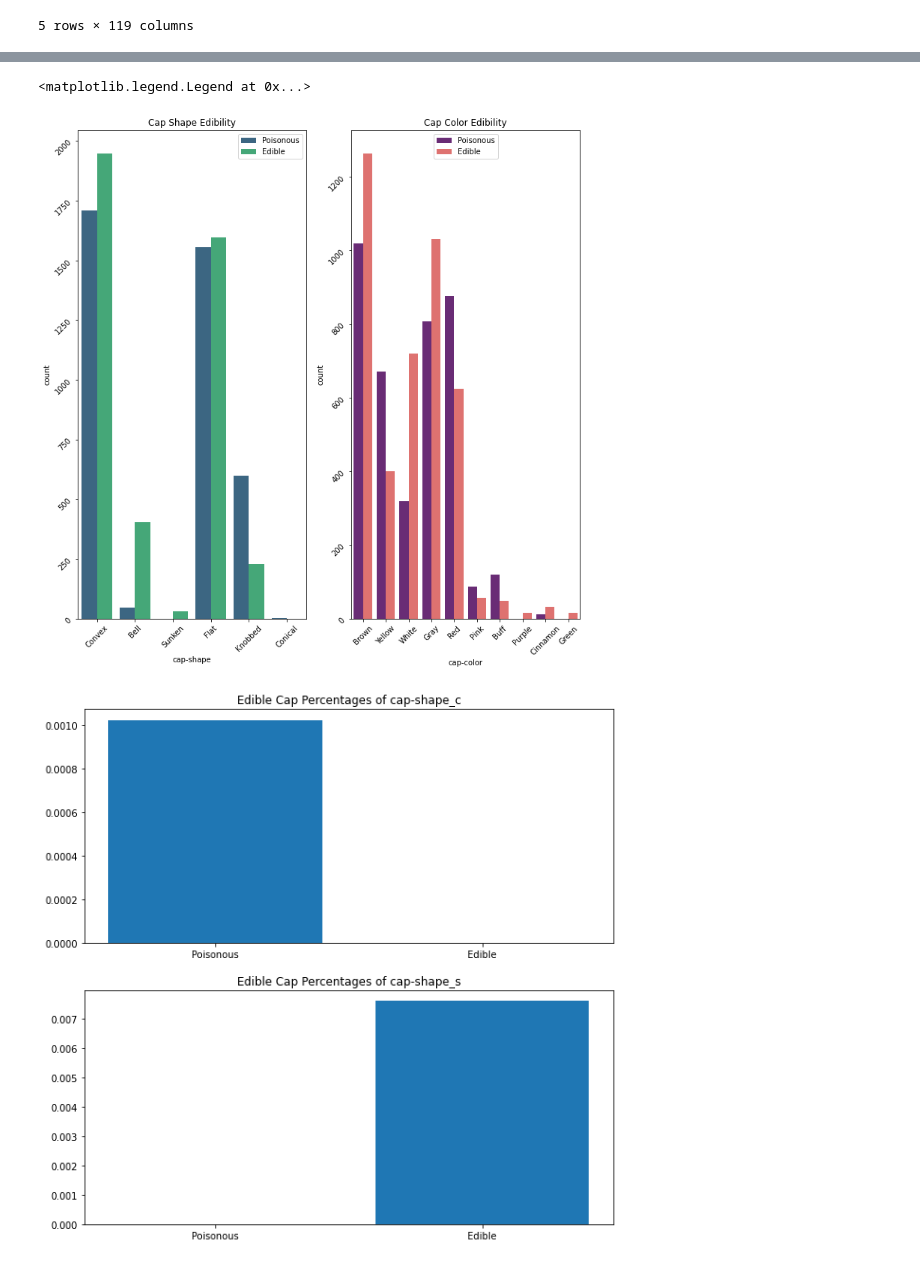
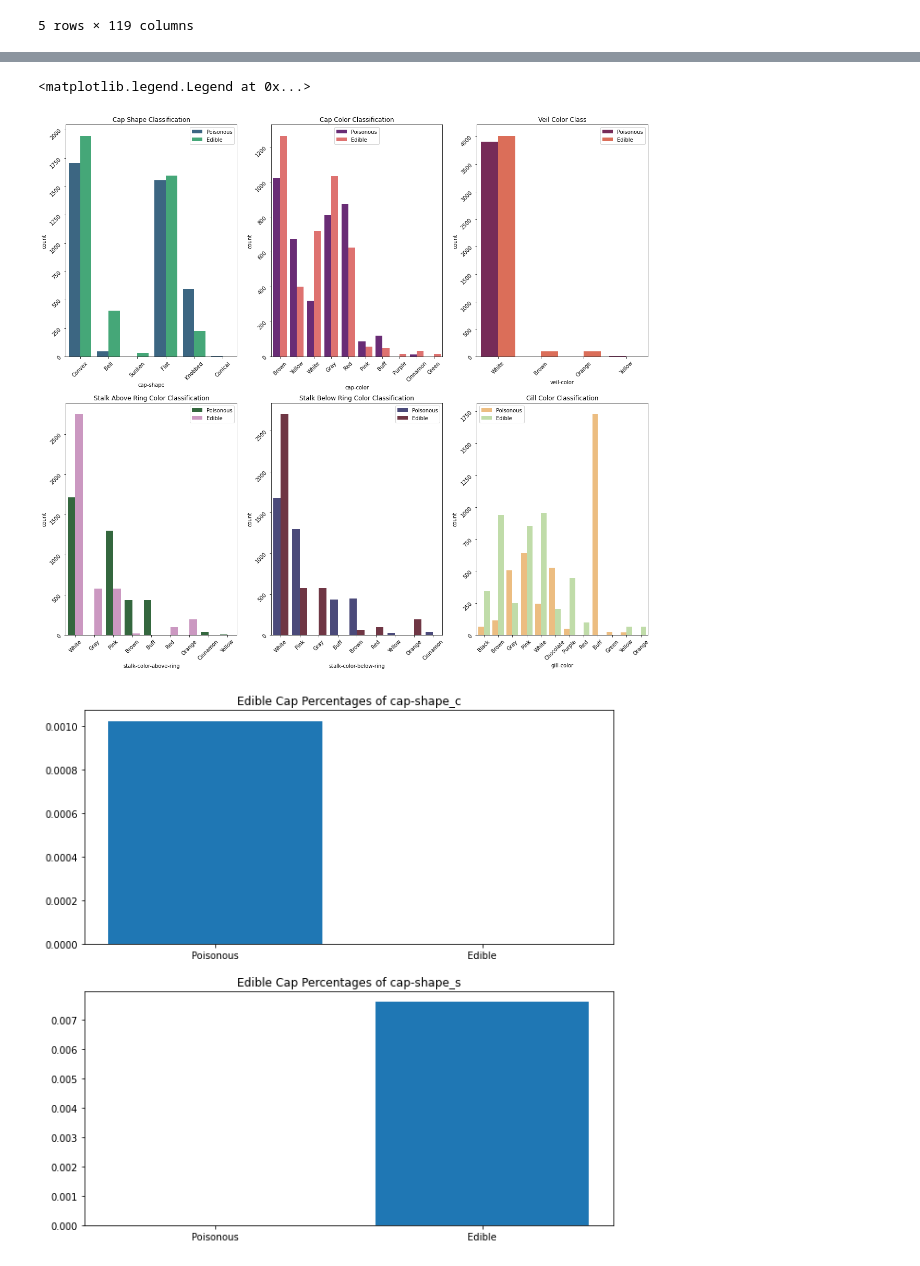
Before and after one commit to Jkhou1000/Mushroom-Classifier, a Jupyter notebook: Mushroom_Project.ipynb, the cells around one changed output, grey strips where cells are left out. Saved outputs shown, nothing was run; the diff lists cells and outputs as text; code cells hidden in the pictures.

```diff
--- a/Mushroom_Project.ipynb
+++ b/Mushroom_Project.ipynb
@@ -83,6 +83,8 @@ u     368
 m     292
 w     192
 Name: habitat, dtype: int64
+# %%
+df = df.drop(columns=['veil-type'])
 # %%
 sns.histplot(data=df, x='gill-color', edgecolor='black',bins='auto', hue='class')
 #I have this basic graph to use as a reference for labels, since I have to assign values in the graphs order
@@ -174,19 +188,41 @@ df_means.head()
 # %%
 #A countplot to give me basic info on certain features first
-fig, axes = plt.subplots(1,2, figsize=(12, 12))
+fig, axes = plt.subplots(2,3, figsize=(20, 18))
+axes = axes.ravel()
+#Labels for the new plots are here. Ive made a couple for the histograms above so I don't need to reassign all of them
 labels3 = ['Convex', "Bell", "Sunken", 'Flat', 'Knobbed', 'Conical']
+labels4 = ['White', 'Brown', 'Orange', "Yellow"]
+labels5 = ['White', 'Gray', 'Pink', 'Brown', 'Buff', 'Red', 'Orange', 'Cinnamon', 'Yellow']
+labels6 = ['White', 'Pink', 'Gray', 'Buff', 'Brown', 'Red', 'Yellow', 'Orange', 'Cinnamon']
+#Countplots for exploring multiple variables edibility
+sns.countplot(data=df, x='cap-shape', hue='class', palette='viridis',ax=axes[0]).set_title("Cap Shape Classification")
+sns.countplot(data=df, x='cap-color', hue='class', palette='magma', ax=axes[1]).set_title('Cap Color Classification')
+sns.countplot(data=df, x='veil-color', hue='class', palette='rocket', ax=axes[2]).set_title('Veil Color Class')
+sns.countplot(data=df, x='stalk-color-above-ring', hue='class', palette='cubehelix', ax=axes[3]).set_title('Stalk Above Ring Color Classification')
+sns.countplot(data=df, x='stalk-color-below-ring', hue='class', palette='icefire', ax=axes[4]).set_title('Stalk Below Ring Color Classification')
+sns.countplot(data=df, x='gill-color', hue='class', palette='Spectral', ax=axes[5]).set_title("Gill Color Classification")
 
-sns.countplot(data=df, x='cap-shape', hue='class', palette='viridis',ax=axes[0]).set_title("Cap Shape Edibility")
-sns.countplot(data=df, x='cap-color', hue='class', palette='magma', ax=axes[1]).set_title('Cap Color Edibility')
 axes[0].set_xticklabels(labels3)
 axes[0].tick_params(labelrotation=45)
 axes[0].legend(labels=['Poisonous', 'Edible'])
 axes[1].set_xticklabels(labels2)
 axes[1].tick_params(labelrotation=45)
 axes[1].legend(labels=['Poisonous', 'Edible'])
+axes[2].set_xticklabels(labels4)
+axes[2].tick_params(labelrotation=45)
+axes[2].legend(labels=['Poisonous', 'Edible'])
+axes[3].set_xticklabels(labels5)
+axes[3].tick_params(labelrotation=45)
+axes[3].legend(labels=['Poisonous', 'Edible'], loc='upper right')
+axes[4].set_xticklabels(labels6)
+axes[4].tick_params(labelrotation=45)
+axes[4].legend(labels=['Poisonous', 'Edible'], loc='upper right')
+axes[5].set_xticklabels(labels)
+axes[5].tick_params(labelrotation=45)
+axes[5].legend(labels=['Poisonous', 'Edible'])
 # %% [output]
 <matplotlib.legend.Legend at 0x...>
-[figure, old version]
+[figure, new version]
 # %%
 fig, ax = plt.subplots(2, 1, figsize=(10,10))
 ax = ax.ravel()
```
Also changed, not shown: parts of 12 cells of this notebook.
